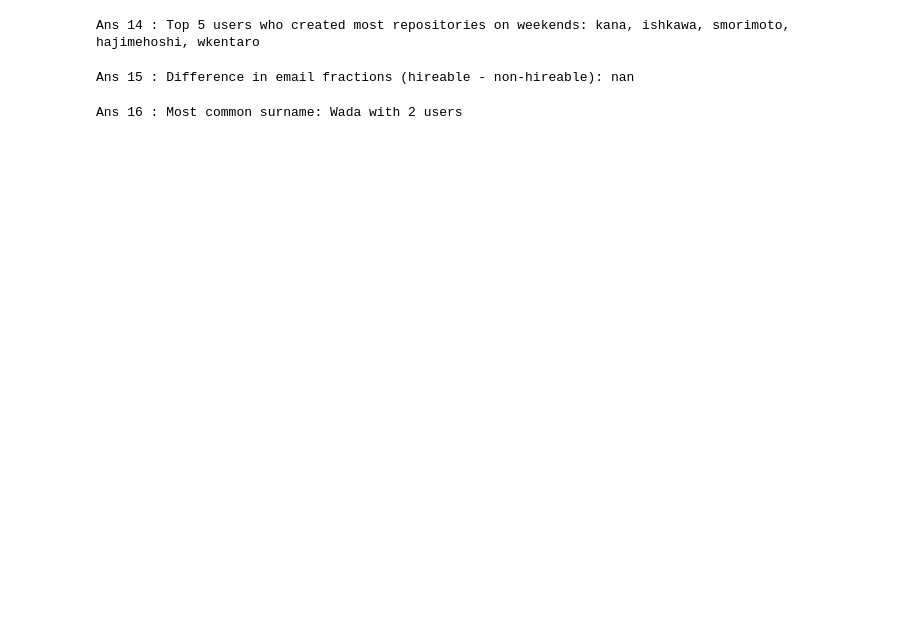
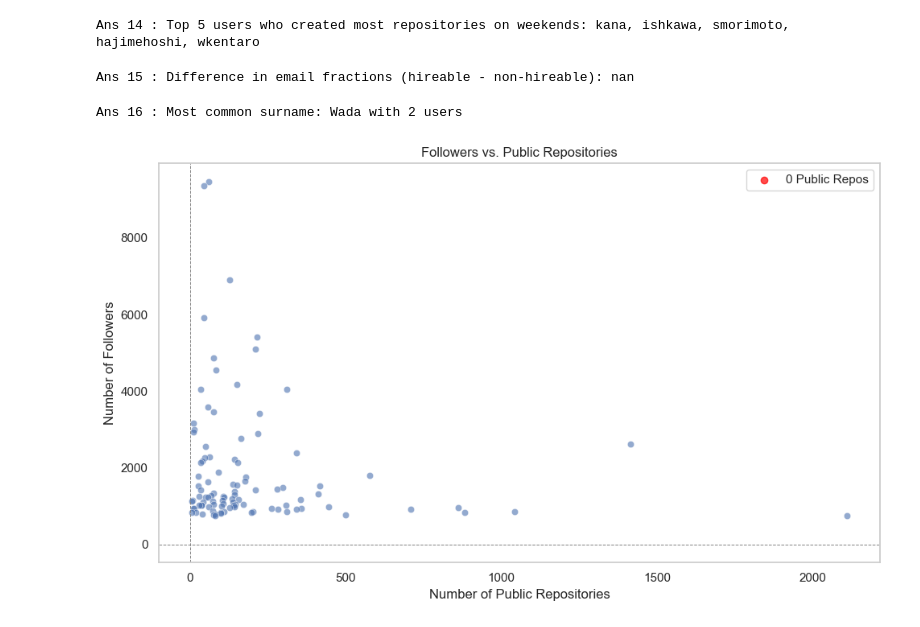
Before and after one commit to anshulbaliga7/iitm-tds-project1, a Jupyter notebook: analyze.ipynb, the cells around one changed output. Cells and saved outputs as stored; diff of their text form; code cells hidden in the pictures; blank space fills up the shorter version.

```diff
--- a/analyze.ipynb
+++ b/analyze.ipynb
@@ -151,0 +155,27 @@ Ans 16 : Most common surname: Wada with 2 users
+# %%
+users_df = pd.read_csv('users.csv')
+sns.set(style="whitegrid")
+
+# Create a scatter plot
+plt.figure(figsize=(10, 6))
+sns.scatterplot(data=users_df, x='public_repos', y='followers', alpha=0.6)
+
+# Highlight users with 0 public repositories
+zero_repos = users_df[users_df['public_repos'] == 0]
+plt.scatter(zero_repos['public_repos'], zero_repos['followers'], color='red', label='0 Public Repos', alpha=0.7)
+
+# Customize the plot
+plt.title('Followers vs. Public Repositories')
+plt.xlabel('Number of Public Repositories')
+plt.ylabel('Number of Followers')
+plt.axhline(y=0, color='gray', linestyle='--', linewidth=0.7)  # Adding a horizontal line at y=0
+plt.axvline(x=0, color='gray', linestyle='--', linewidth=0.7)  # Adding a vertical line at x=0
+plt.legend()
+plt.grid()
+
+# Show the plot
+plt.tight_layout()
+plt.savefig('followers_vs_public_repos.png')  # Save the figure
+plt.show()
+# %% [output]
+[figure, added]
```
Also changed, not shown: parts of 2 cells of this notebook, 3 other files.
